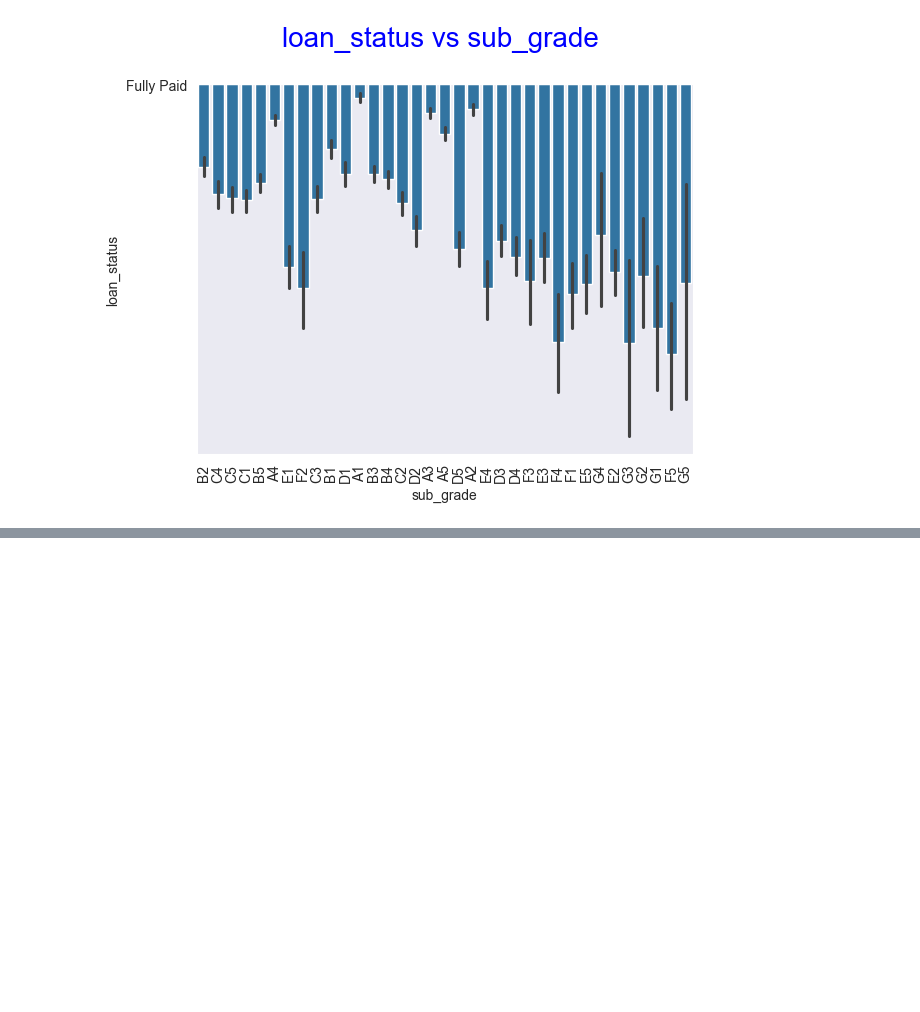
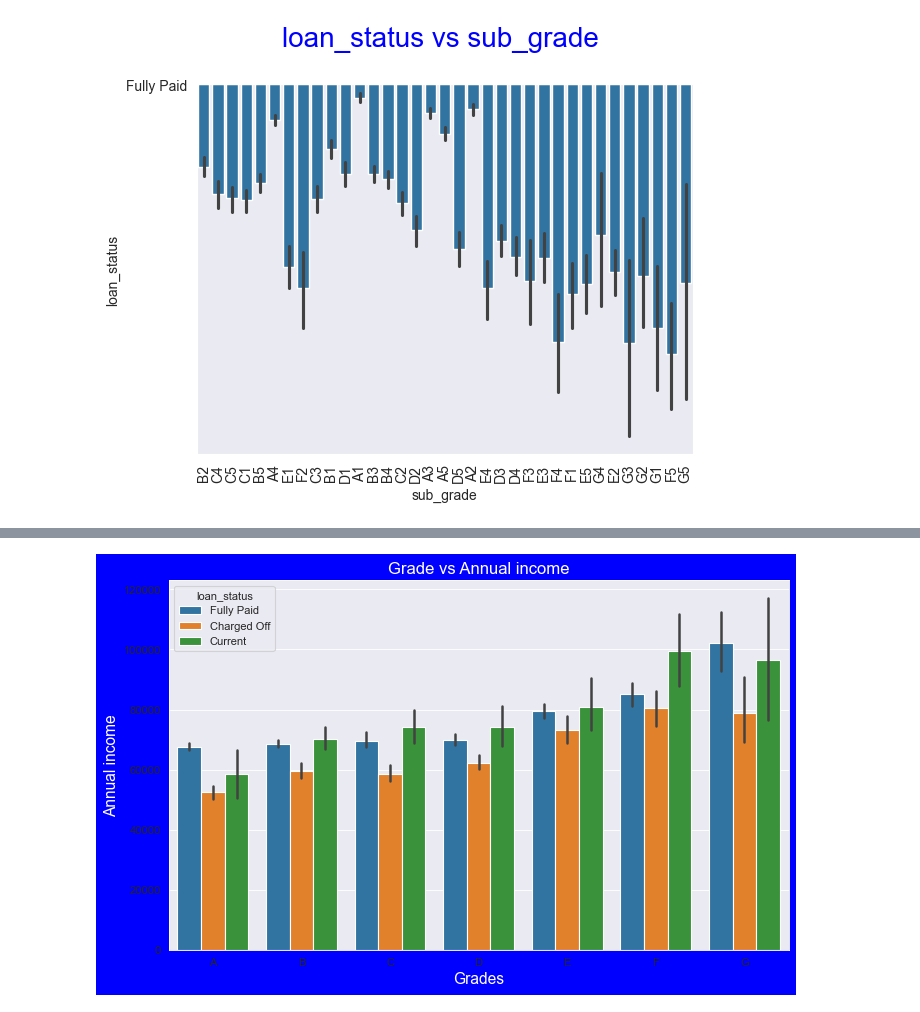
Before and after one commit to venkadesh-kannan/Lending-Club-Case-Study, a Jupyter notebook: venkadesh-kannan.ipynb, the cells around one changed output, grey strips where cells are left out. Drawn from its saved outputs; the diff is of its cells as text; code cells hidden in the pictures; blank space fills up the shorter version.

```diff
--- a/venkadesh-kannan.ipynb
+++ b/venkadesh-kannan.ipynb
@@ -311,0 +353,16 @@ plt.show()
+# %%
+# Bivariate analysis
+# BarPlot to show variation of annual income across grade for every loan status.
+
+plt.figure(figsize=(10,6), dpi=80, facecolor='b', edgecolor='k')
+ax=sns.barplot(x='grade', y='annual_inc', hue="loan_status", data=loandf1, estimator=np.mean,order='ABCDEFG')
+ax.set_title('Grade vs Annual income',fontsize=15,color='w')
+ax.set_ylabel('Annual income',fontsize=14,color = 'w')
+ax.set_xlabel('Grades',fontsize=14,color = 'w')
+plt.show()
+
+# Observations:
+# From this we can conclude that the ones getting 'charged off' have lower annual incomes than the ones
+# who'paid fully' for each and every grade (i.e. at same interest range)
+# %% [output]
+[figure, added]
```
Also changed, not shown: parts of 5 cells of this notebook.
